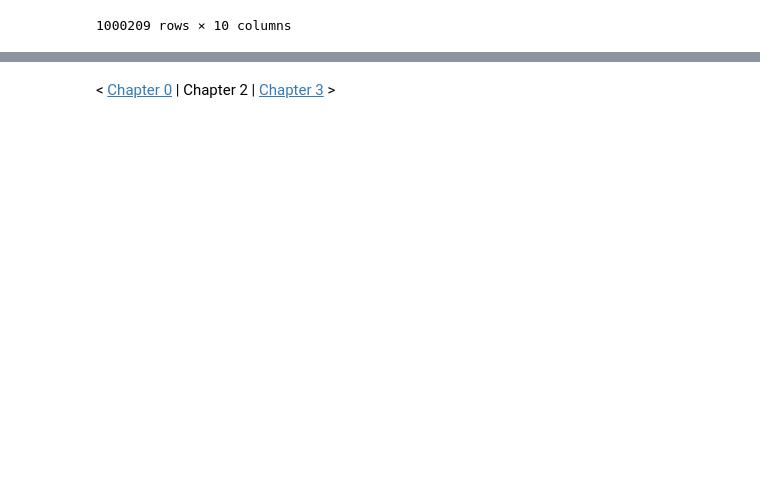
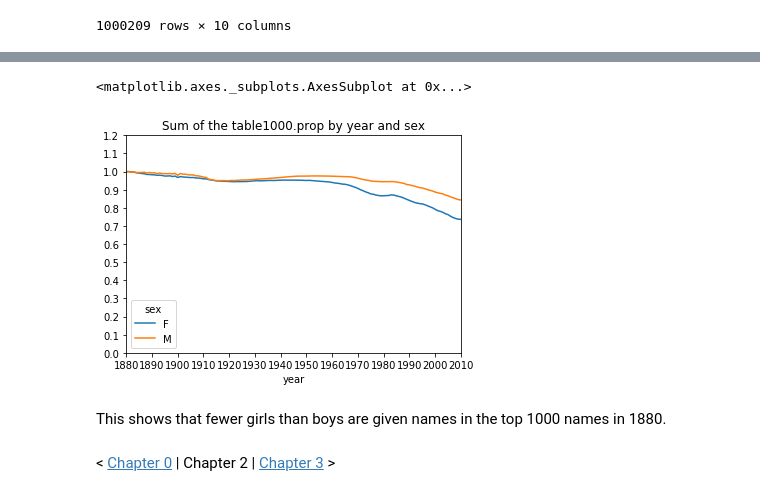
Before and after one commit to lukewrites/Learning-Log, a Jupyter notebook: data_science/python_for_data_analysis/Chapter02.ipynb, the cells around one changed output, grey strips where cells are left out. Cells and saved outputs as stored; diff of their text form; code cells hidden in the pictures; blank space fills up the shorter version.

```diff
--- a/data_science/python_for_data_analysis/Chapter02.ipynb
+++ b/data_science/python_for_data_analysis/Chapter02.ipynb
@@ -411,0 +679,10 @@ Name: 0, dtype: object
+# %%
+def add_prop(group):
+    births = group.births.astype(float)
+    group['prop'] = births / births.sum()
+    return group
+
+
+names = names.groupby(['year', 'sex']).apply(add_prop)
+
+names
@@ -411,0 +708,9 @@ Name: 0, dtype: object
+# %%
+def get_top1000(group):
+    return group.sort_index(by='births', ascending=False)[:1000]
+
+grouped = names.groupby(['year', 'sex'])
+top1000 = grouped.apply(get_top1000)
+top1000.index = np.arange(len(top1000))
+
+top1000
@@ -412,2 +759,12 @@ Name: 0, dtype: object
+# %%
+table = top1000.pivot_table('prop', 'year', 'sex', aggfunc=sum)
+table.plot(title='Sum of the table1000.prop by year and sex',
+           yticks=np.linspace(0, 1.2, 13),
+           xticks=range(1880, 2020, 10))
+# %% [output]
+<matplotlib.axes._subplots.AxesSubplot at 0x...>
+[figure, added]
+# %% [markdown]
+This shows that fewer girls than boys are given names in the top 1000 names in 1880.
 # %% [markdown]
 < [Chapter 0](/notebooks/chapter00.ipynb) | Chapter 2 | [Chapter 3](Chapter03.ipynb) >
```
Also changed, not shown: parts of 29 cells of this notebook, 3 other files.
